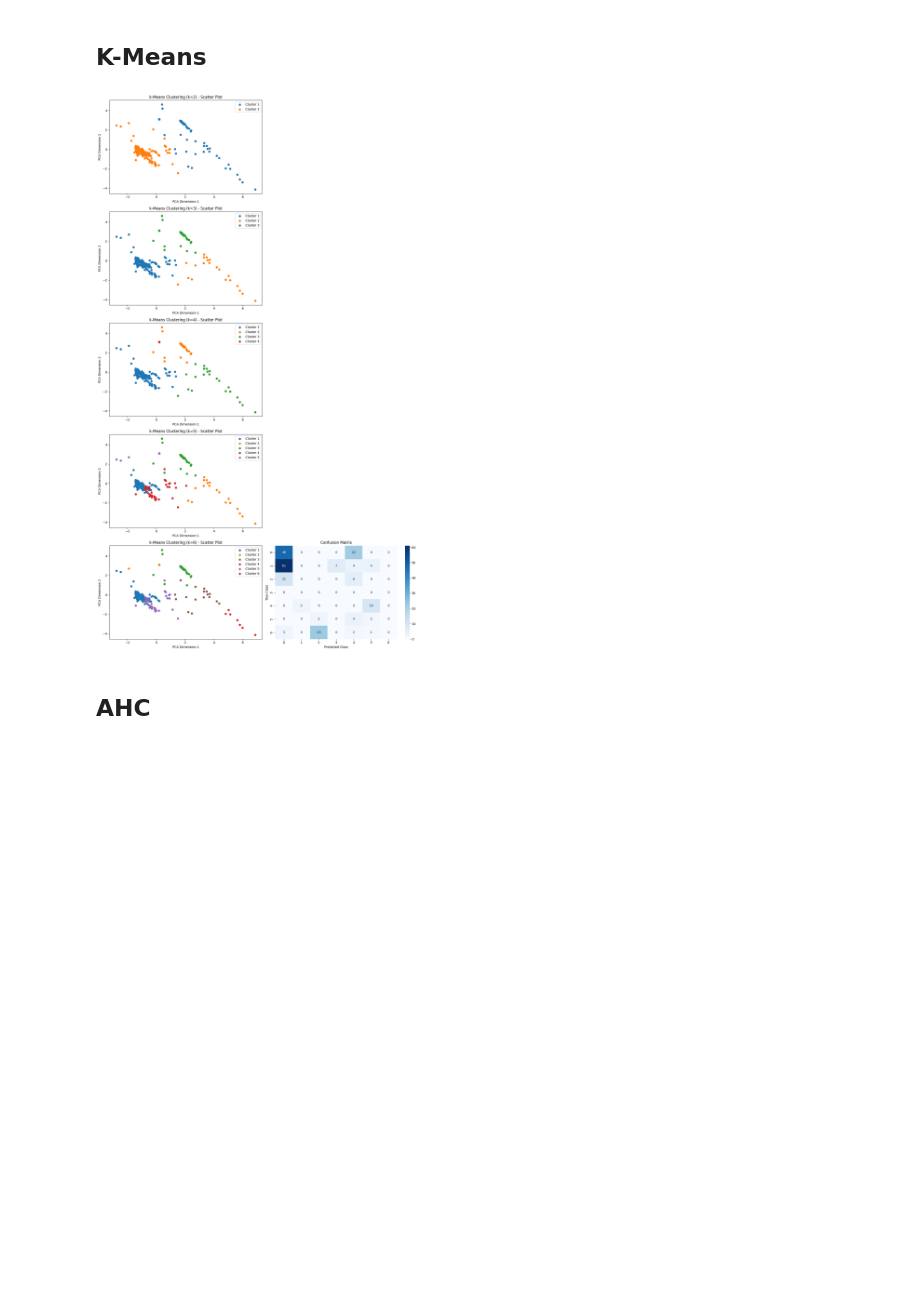
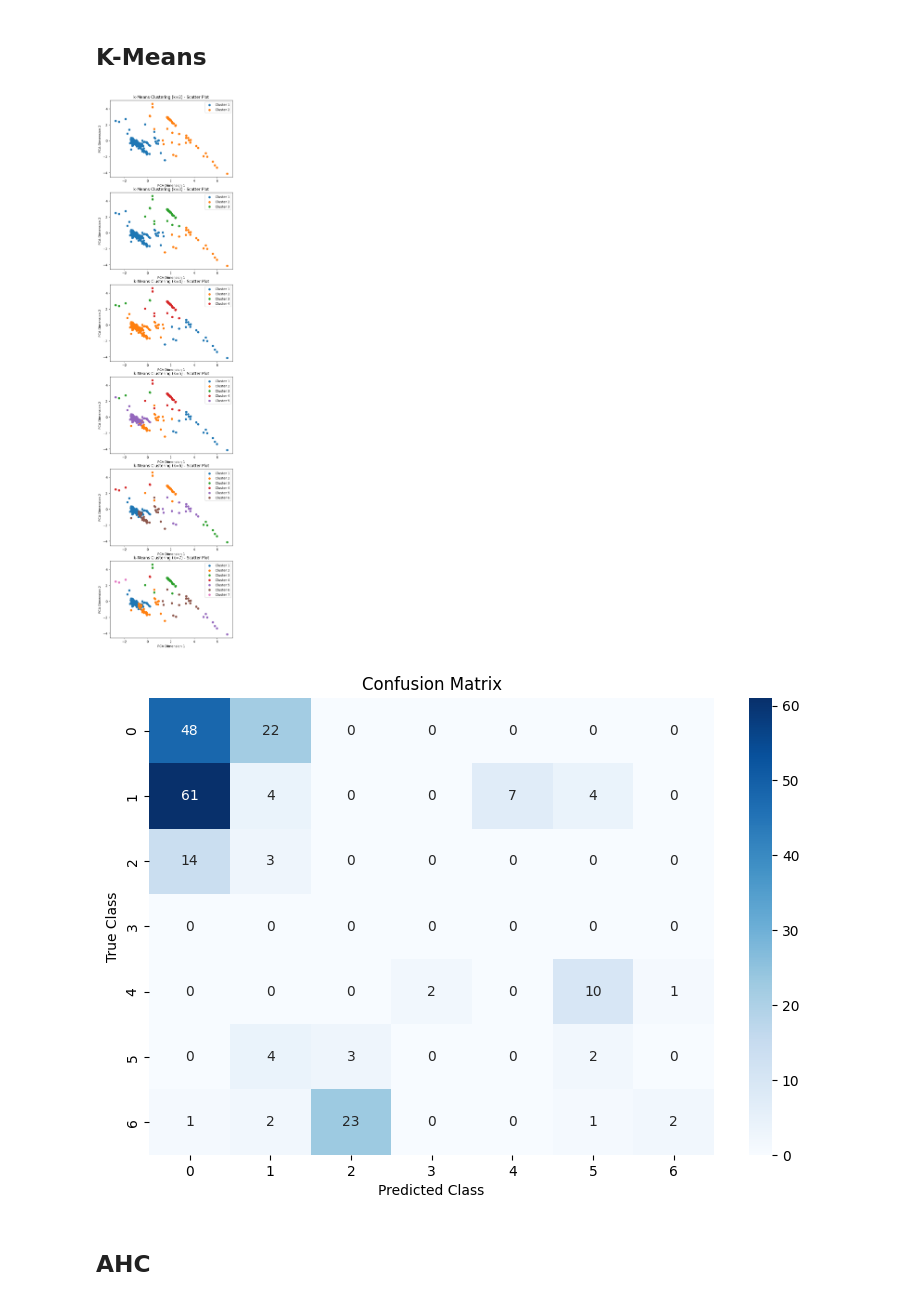
Before and after one commit to miqalvarez/A3, a Jupyter notebook: glass-exercise.ipynb, the cells around one changed output. Cells and saved outputs as stored; diff of their text form; code cells hidden in the pictures; blank space fills up the shorter version.

```diff
--- a/glass-exercise.ipynb
+++ b/glass-exercise.ipynb
@@ -55,7 +60,7 @@ X = data.drop('class', axis=1)
 y = data['class']
 
 # Define t-SNE parameters (you can experiment with different values)
-perplexities = [5, 20, 50, 100]
+perplexities = [5, 10, 20, 25, 50]
 
 # Plot t-SNE projections for different perplexities
 plt.figure(figsize=(15, 5 * len(perplexities)))
@@ -89,39 +94,43 @@ import seaborn as sns
 
 y_true = data['class']
 # Define values of k for k-means clustering
-k_values = range(2, len(np.unique(y_true)) + 1)
+k_values = [2, 3, 4, 5, 6, 7]
 
 # Plot k-means results for different values of k
 plt.figure(figsize=(15, 5 * len(k_values)))
 
 for i, k in enumerate(k_values):
     # Perform k-means clustering
     kmeans = KMeans(n_clusters=k)
     y_pred = kmeans.fit_predict(X)
 
     # Scatter plot with colors based on k-means clusters
     plt.subplot(len(k_values), 2, 2 * i + 1)
     for j in range(k):
         plt.scatter(X_pca[y_pred == j, 0], X_pca[y_pred == j, 1], label=f'Cluster {j + 1}')
 
     plt.title(f'k-Means Clustering (k={k}) - Scatter Plot')
     plt.xlabel('PCA Dimension 1')
     plt.ylabel('PCA Dimension 2')
     plt.legend()
 
+plt.show()
+
 # Show confusion matrix in a separate plot for k = true number of classes
+plt.figure(figsize=(15, 5 * len(k_values)))
 y_pred += 1
 cm = confusion_matrix(y_true, y_pred)
 plt.subplot(len(k_values), 2, 2 * len(k_values))
 sns.heatmap(cm, annot=True, fmt='d', cmap='Blues')
 plt.title('Confusion Matrix')
 plt.xlabel('Predicted Class')
 plt.ylabel('True Class')
 
 plt.tight_layout()
 plt.show()
 # %% [output]
-[figure, old version]
+[figure, new version]
+[figure, added]
 # %% [markdown]
 ## AHC
 # %%
```
Also changed, not shown: parts of 4 cells of this notebook, 19 other files.
